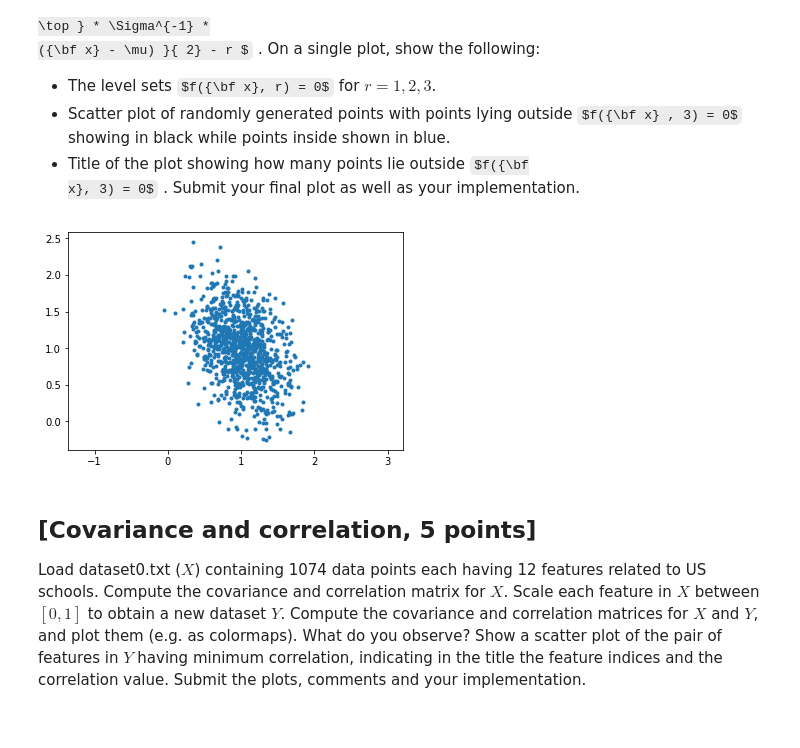
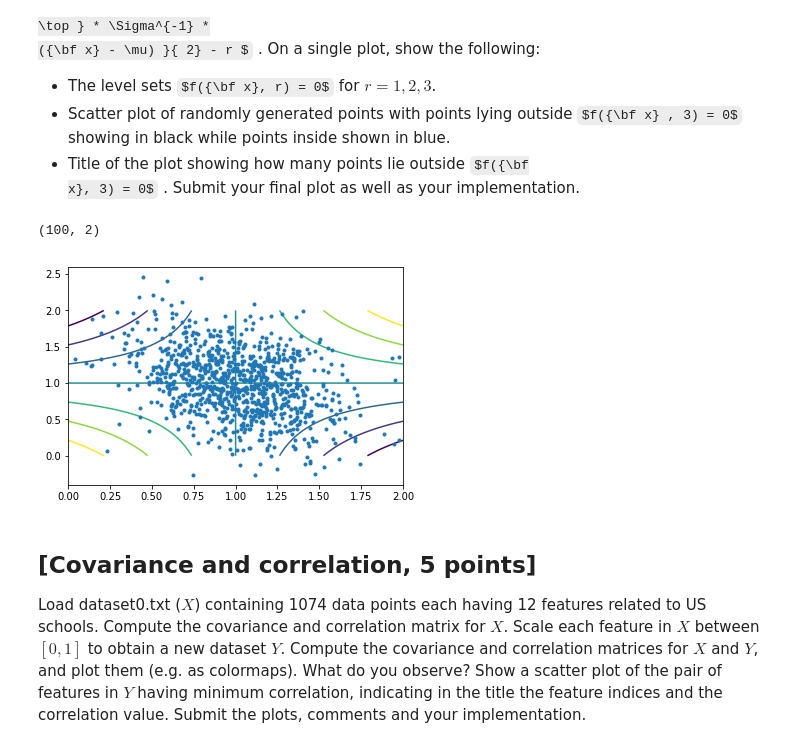
Before and after one commit to InfiniteWorm/MLAssignments, a Jupyter notebook: hw0.ipynb, the cells around one changed output. Drawn from its saved outputs; the diff is of its cells as text; code cells hidden in the pictures; some formulas as TeX source.

```diff
--- a/hw0.ipynb
+++ b/hw0.ipynb
@@ -77,33 +77,45 @@ Submit your final plot as well as your implementation.
 # %%
 import numpy as np
 import matplotlib.pyplot as plt
 
 # You can use, np.meshgrid() and np.contour to make your life easier
 
 def fxr(x,mean,inverse,r):
-    return (np.dot(np.transpose(x-mean),np.dot((x-mean),inverse))/2);
+    dif = x - mean;
+    dift = np.transpose(dif);
+    upper = dif * inverse * dift;
+    result = (upper/2)-r;
+    return result;
 
 N = 1000;
+r = 1;
 mean = np.array([1,1]);
 cov = np.matrix([[0.1,-0.05],[-0.05,0.2]]);
+
 covinv = np.linalg.inv(cov);
+
 x = np.random.multivariate_normal(mean,cov,N)
-#x = np.linspace(-3,3,N);
-#y = np.linspace(-3,3,N);
-# x = np.random.multivariate_normal(mean,cov,N);
-# y = np.random.multivariate_normal(mean,cov,N);
-# Z = np.random.multivariate_normal(mean,cov,N);
 plt.figure();
 
-np.meshgrid(x,y);
+xlist = x[:,0];
+ylist = x[:,1];
 
-plt.plot(x[:,0],x[:,1],".");
-#plt.scatter(x,y);
-plt.axis("equal");
+xlist2 = np.linspace(0, 2.0, 100)
+ylist2 = np.linspace(0, 2.0, 100)
 
+X,Y = np.meshgrid(xlist2,ylist2);
+vector = np.vstack([X[0,:],Y[:,0]]).T
+
+print(vector.shape)
+
+Z = fxr(vector,mean,covinv,3);
+#plt.scatter(xlist,ylist);
+plt.plot(xlist,ylist,".");
+plt.contour(X,Y,Z);
 plt.show();
 # %% [output]
+(100, 2)
-[figure, old version]
+[figure, new version]
 # %% [markdown]
 ## [Covariance and correlation, 5 points]
 Load dataset0.txt ($X$) containing 1074 data points
```
Also changed, not shown: parts of 1 cell of this notebook, 2 other files.
